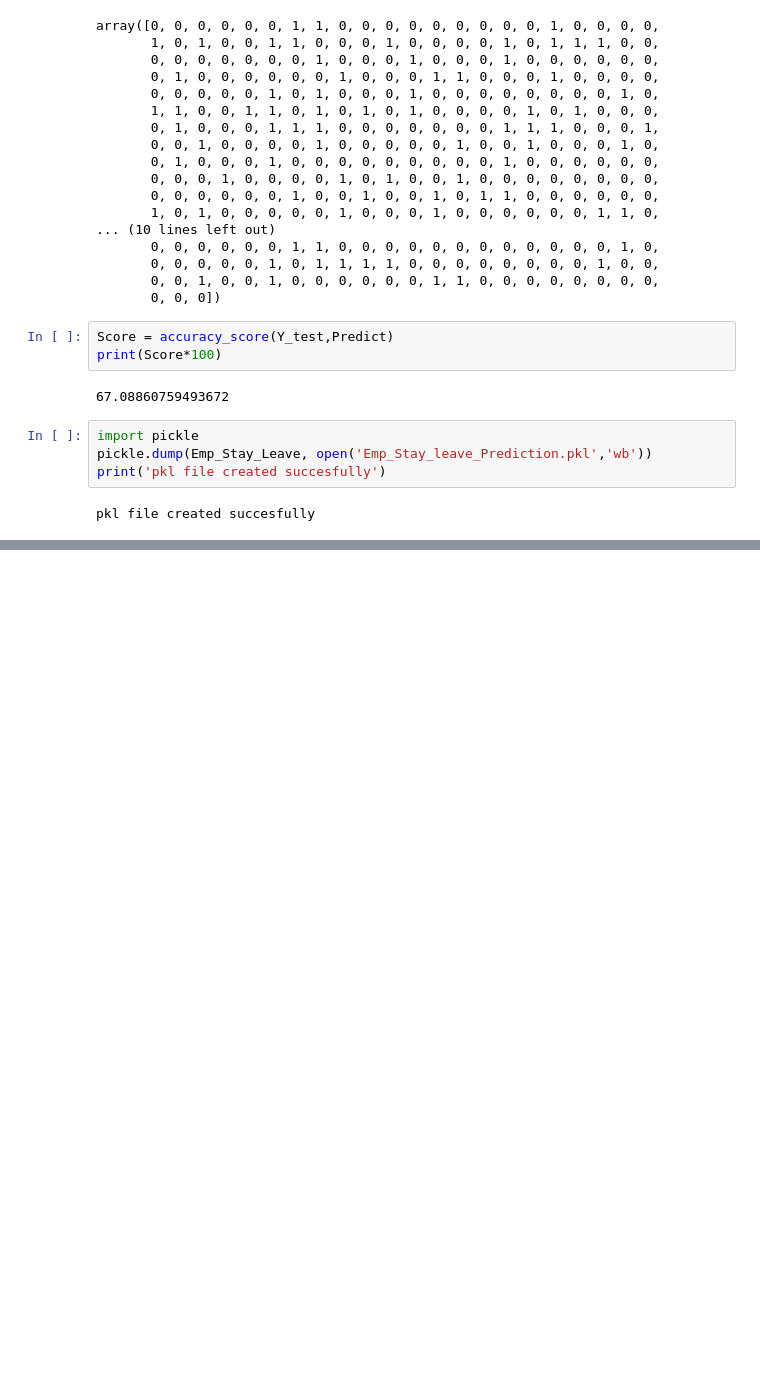
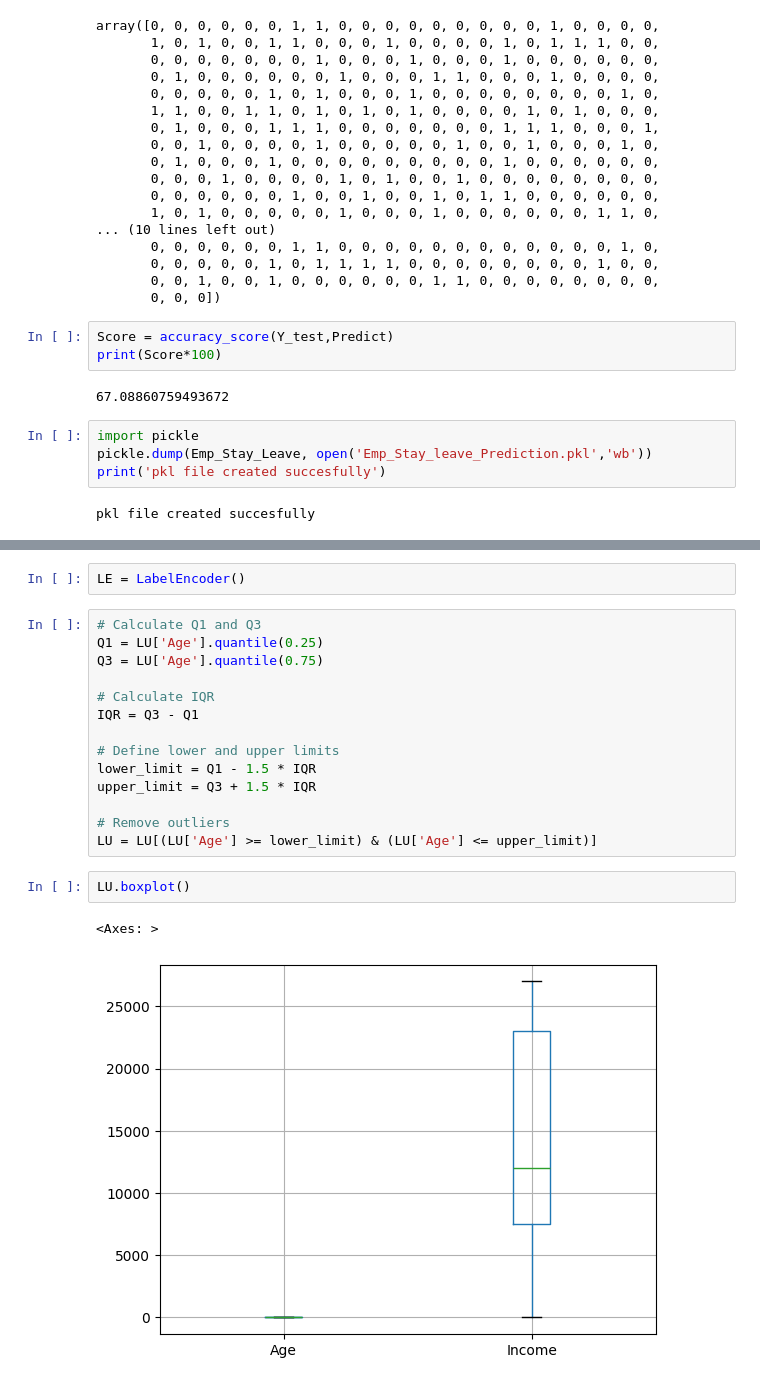
Before and after one commit to Aradhyagodambe/Python-Colab-Files, a Jupyter notebook: ML_Fundamnetals.ipynb, the cells around one changed output, grey strips where cells are left out. Saved outputs shown, nothing was run; the diff lists cells and outputs as text; blank space fills up the shorter version.

```diff
--- a/ML_Fundamnetals.ipynb
+++ b/ML_Fundamnetals.ipynb
@@ -1018,0 +1225,21 @@ pkl file created succesfully
+# %%
+LE = LabelEncoder()
+# %%
+# Calculate Q1 and Q3
+Q1 = LU['Age'].quantile(0.25)
+Q3 = LU['Age'].quantile(0.75)
+
+# Calculate IQR
+IQR = Q3 - Q1
+
+# Define lower and upper limits
+lower_limit = Q1 - 1.5 * IQR
+upper_limit = Q3 + 1.5 * IQR
+
+# Remove outliers
+LU = LU[(LU['Age'] >= lower_limit) & (LU['Age'] <= upper_limit)]
+# %%
+LU.boxplot()
+# %% [output]
+<Axes: >
+[figure, added]
```
Also changed, not shown: parts of 32 cells of this notebook.
